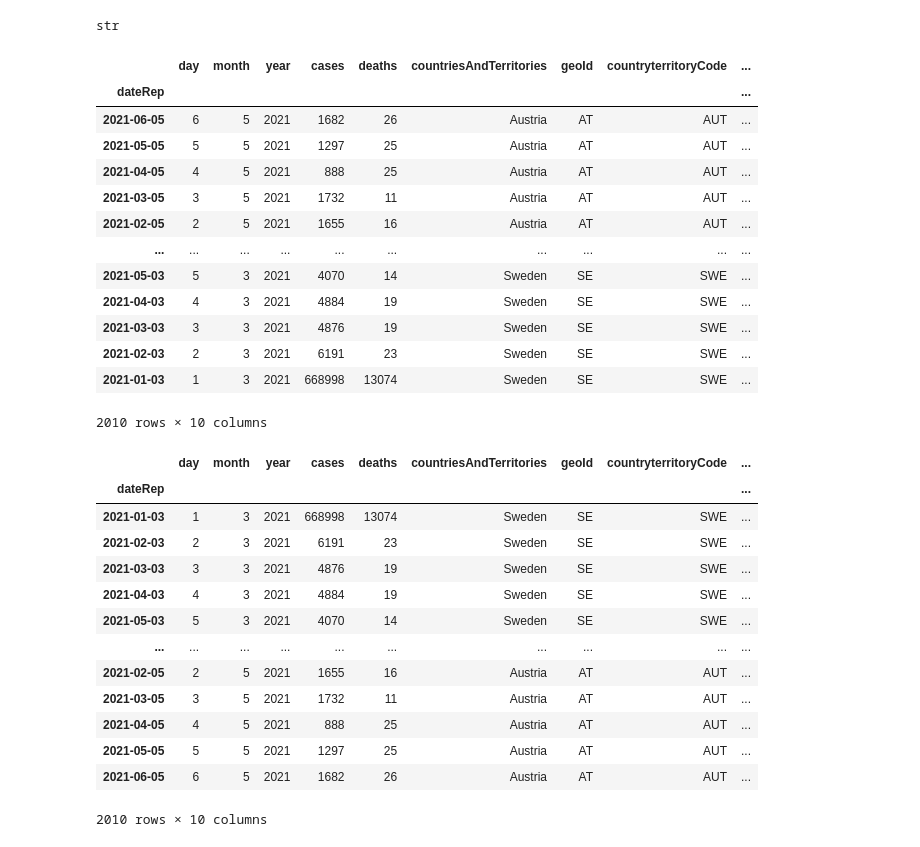
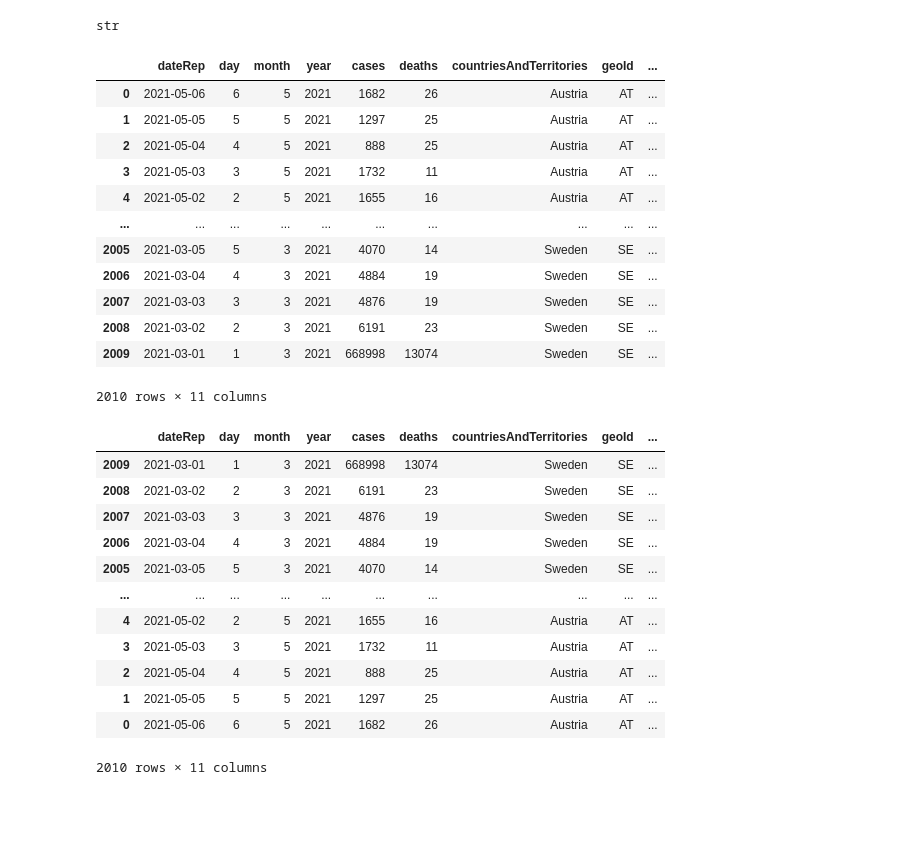
Before and after one commit to Nonoelle06/TechLabs-Covid, a Jupyter notebook: tests_scotti_new_set.ipynb, the cells around one changed output. Saved outputs shown, nothing was run; the diff lists cells and outputs as text; code cells hidden in the pictures; blank space fills up the shorter version.

```diff
--- a/tests_scotti_new_set.ipynb
+++ b/tests_scotti_new_set.ipynb
@@ -273,40 +274,40 @@ type(df_cases.dateRep.iloc[0])
 str
 # %%
 # set date as datetime index and drop date column
-df_cases.index = pd.to_datetime(df_cases["dateRep"])
-df_cases.drop(columns=["dateRep"], inplace=True)
+# corrected it to the right format
+dates = df_cases.dateRep
+datetimes = pd.to_datetime(dates, format="%d/%m/%Y")
+df_cases.dateRep = datetimes
 df_cases
 # %% [output]
-|  | day | month | year | cases | deaths | countriesAndTerritories | geoId | countryterritoryCode | ... |
-| dateRep |  |  |  |  |  |  |  |  | ... |
-| 2021-06-05 | 6 | 5 | 2021 | 1682 | 26 | Austria | AT | AUT | ... |
-| 2021-05-05 | 5 | 5 | 2021 | 1297 | 25 | Austria | AT | AUT | ... |
-| 2021-04-05 | 4 | 5 | 2021 | 888 | 25 | Austria | AT | AUT | ... |
-| 2021-03-05 | 3 | 5 | 2021 | 1732 | 11 | Austria | AT | AUT | ... |
-| 2021-02-05 | 2 | 5 | 2021 | 1655 | 16 | Austria | AT | AUT | ... |
+|  | dateRep | day | month | year | cases | deaths | countriesAndTerritories | geoId | ... |
+| 0 | 2021-05-06 | 6 | 5 | 2021 | 1682 | 26 | Austria | AT | ... |
+| 1 | 2021-05-05 | 5 | 5 | 2021 | 1297 | 25 | Austria | AT | ... |
+| 2 | 2021-05-04 | 4 | 5 | 2021 | 888 | 25 | Austria | AT | ... |
+| 3 | 2021-05-03 | 3 | 5 | 2021 | 1732 | 11 | Austria | AT | ... |
+| 4 | 2021-05-02 | 2 | 5 | 2021 | 1655 | 16 | Austria | AT | ... |
 | ... | ... | ... | ... | ... | ... | ... | ... | ... | ... |
-| 2021-05-03 | 5 | 3 | 2021 | 4070 | 14 | Sweden | SE | SWE | ... |
-| 2021-04-03 | 4 | 3 | 2021 | 4884 | 19 | Sweden | SE | SWE | ... |
-| 2021-03-03 | 3 | 3 | 2021 | 4876 | 19 | Sweden | SE | SWE | ... |
-| 2021-02-03 | 2 | 3 | 2021 | 6191 | 23 | Sweden | SE | SWE | ... |
-| 2021-01-03 | 1 | 3 | 2021 | 668998 | 13074 | Sweden | SE | SWE | ... |
+| 2005 | 2021-03-05 | 5 | 3 | 2021 | 4070 | 14 | Sweden | SE | ... |
+| 2006 | 2021-03-04 | 4 | 3 | 2021 | 4884 | 19 | Sweden | SE | ... |
+| 2007 | 2021-03-03 | 3 | 3 | 2021 | 4876 | 19 | Sweden | SE | ... |
+| 2008 | 2021-03-02 | 2 | 3 | 2021 | 6191 | 23 | Sweden | SE | ... |
+| 2009 | 2021-03-01 | 1 | 3 | 2021 | 668998 | 13074 | Sweden | SE | ... |
-2010 rows × 10 columns
+2010 rows × 11 columns
 # %%
 # switch around datetime index -> start march end may
 df_cases = df_cases.iloc[::-1]
 df_cases
 # %% [output]
-|  | day | month | year | cases | deaths | countriesAndTerritories | geoId | countryterritoryCode | ... |
-| dateRep |  |  |  |  |  |  |  |  | ... |
-| 2021-01-03 | 1 | 3 | 2021 | 668998 | 13074 | Sweden | SE | SWE | ... |
-| 2021-02-03 | 2 | 3 | 2021 | 6191 | 23 | Sweden | SE | SWE | ... |
-| 2021-03-03 | 3 | 3 | 2021 | 4876 | 19 | Sweden | SE | SWE | ... |
-| 2021-04-03 | 4 | 3 | 2021 | 4884 | 19 | Sweden | SE | SWE | ... |
-| 2021-05-03 | 5 | 3 | 2021 | 4070 | 14 | Sweden | SE | SWE | ... |
+|  | dateRep | day | month | year | cases | deaths | countriesAndTerritories | geoId | ... |
+| 2009 | 2021-03-01 | 1 | 3 | 2021 | 668998 | 13074 | Sweden | SE | ... |
+| 2008 | 2021-03-02 | 2 | 3 | 2021 | 6191 | 23 | Sweden | SE | ... |
+| 2007 | 2021-03-03 | 3 | 3 | 2021 | 4876 | 19 | Sweden | SE | ... |
+| 2006 | 2021-03-04 | 4 | 3 | 2021 | 4884 | 19 | Sweden | SE | ... |
+| 2005 | 2021-03-05 | 5 | 3 | 2021 | 4070 | 14 | Sweden | SE | ... |
 | ... | ... | ... | ... | ... | ... | ... | ... | ... | ... |
-| 2021-02-05 | 2 | 5 | 2021 | 1655 | 16 | Austria | AT | AUT | ... |
-| 2021-03-05 | 3 | 5 | 2021 | 1732 | 11 | Austria | AT | AUT | ... |
-| 2021-04-05 | 4 | 5 | 2021 | 888 | 25 | Austria | AT | AUT | ... |
-| 2021-05-05 | 5 | 5 | 2021 | 1297 | 25 | Austria | AT | AUT | ... |
-| 2021-06-05 | 6 | 5 | 2021 | 1682 | 26 | Austria | AT | AUT | ... |
+| 4 | 2021-05-02 | 2 | 5 | 2021 | 1655 | 16 | Austria | AT | ... |
+| 3 | 2021-05-03 | 3 | 5 | 2021 | 1732 | 11 | Austria | AT | ... |
+| 2 | 2021-05-04 | 4 | 5 | 2021 | 888 | 25 | Austria | AT | ... |
+| 1 | 2021-05-05 | 5 | 5 | 2021 | 1297 | 25 | Austria | AT | ... |
+| 0 | 2021-05-06 | 6 | 5 | 2021 | 1682 | 26 | Austria | AT | ... |
-2010 rows × 10 columns
+2010 rows × 11 columns
```
Also changed, not shown: parts of 9 cells of this notebook, 1 other file.
